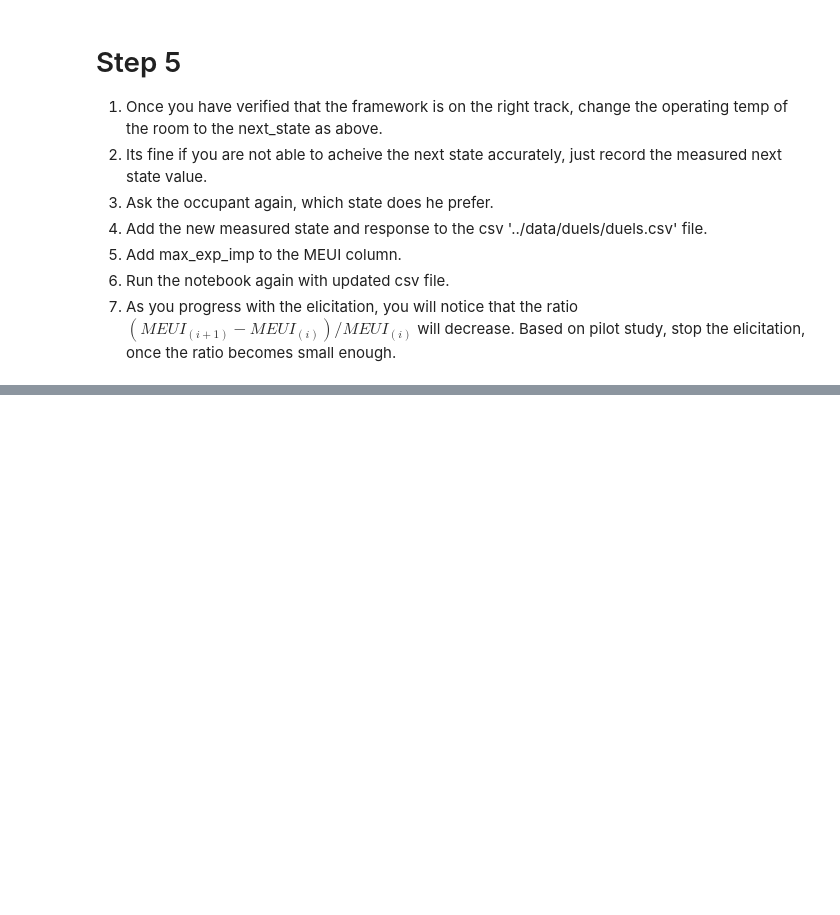
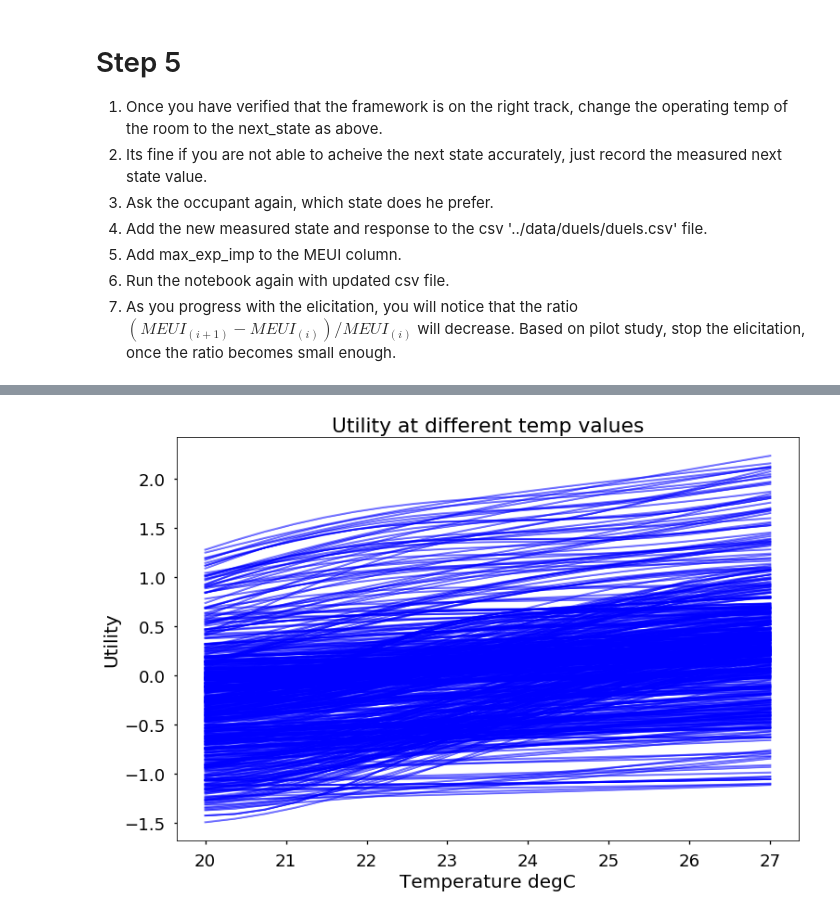
Before and after one commit to nawalgao/ConstrainedGP, a Jupyter notebook: gpflowunimodalpref_notebooks/run_framework.ipynb, the cells around one changed output, grey strips where cells are left out. Saved outputs shown, nothing was run; the diff lists cells and outputs as text; code cells hidden in the pictures; blank space fills up the shorter version.

```diff
--- a/gpflowunimodalpref_notebooks/run_framework.ipynb
+++ b/gpflowunimodalpref_notebooks/run_framework.ipynb
@@ -160,11 +180,13 @@ def visualize_utility(Xgrid, Mgrid, Vargrid):
     plt.title('Utility at different temp values')
     return
 # %%
-mini = 0
-maxi = 30
+mini = 1000
+maxi = 1600
 plt.figure(figsize=(12,8))
 for i in xrange(mini,maxi):
     visualize_utility(xnew, meanmat[i,:], varmat[i,:])
 #plt.legend(loc = 'best')
+# %% [output]
+[figure, added]
 # %%
 model
```
Also changed, not shown: parts of 17 cells of this notebook, 46 other files.
